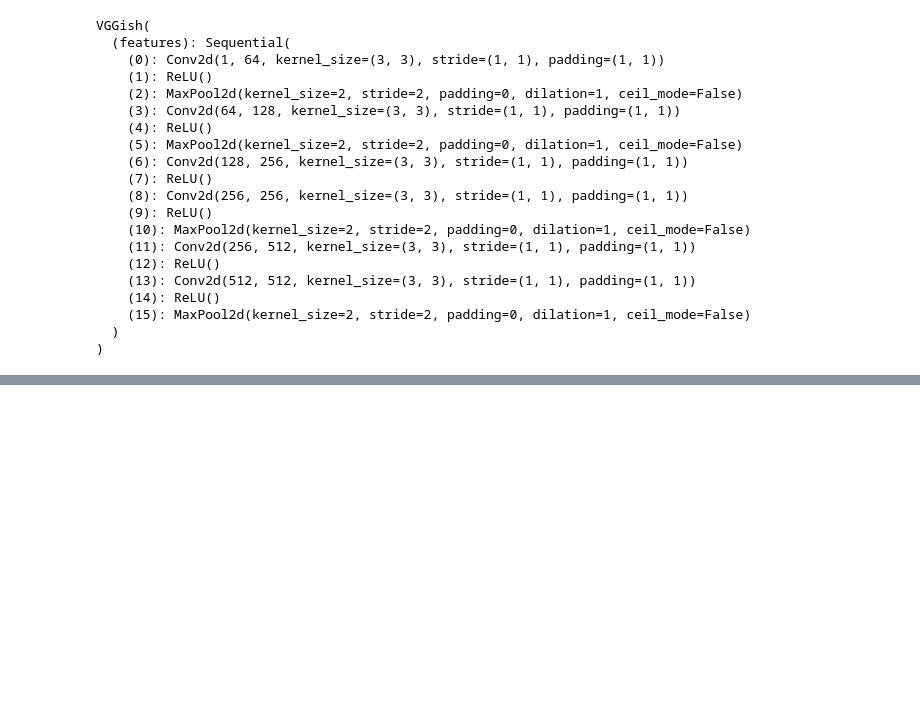
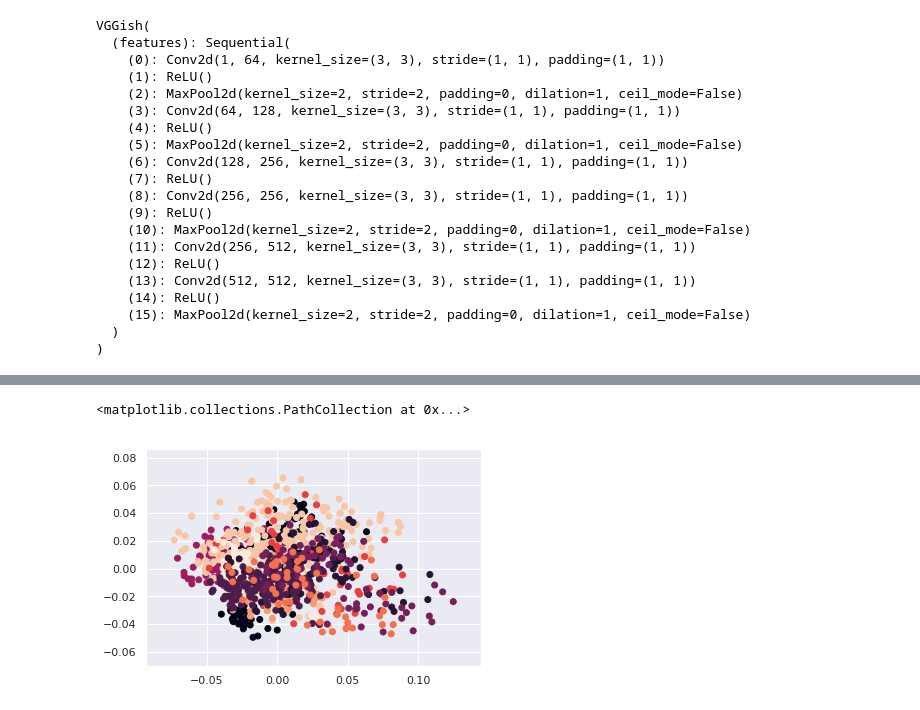
Before and after one commit to 1alexandra/speech, a Jupyter notebook: Sandbox.ipynb, the cells around one changed output, grey strips where cells are left out. Cells and saved outputs as stored; diff of their text form; code cells hidden in the pictures; blank space fills up the shorter version.

```diff
--- a/Sandbox.ipynb
+++ b/Sandbox.ipynb
@@ -168,0 +133,5 @@ No handles with labels found to put in legend.
+# %%
+plt.scatter(X_embedded[:, 0], X_embedded[:, 1], c=y_raw)
+# %% [output]
+<matplotlib.collections.PathCollection at 0x...>
+[figure, added]
```
Also changed, not shown: parts of 20 cells of this notebook, 1 other file.
